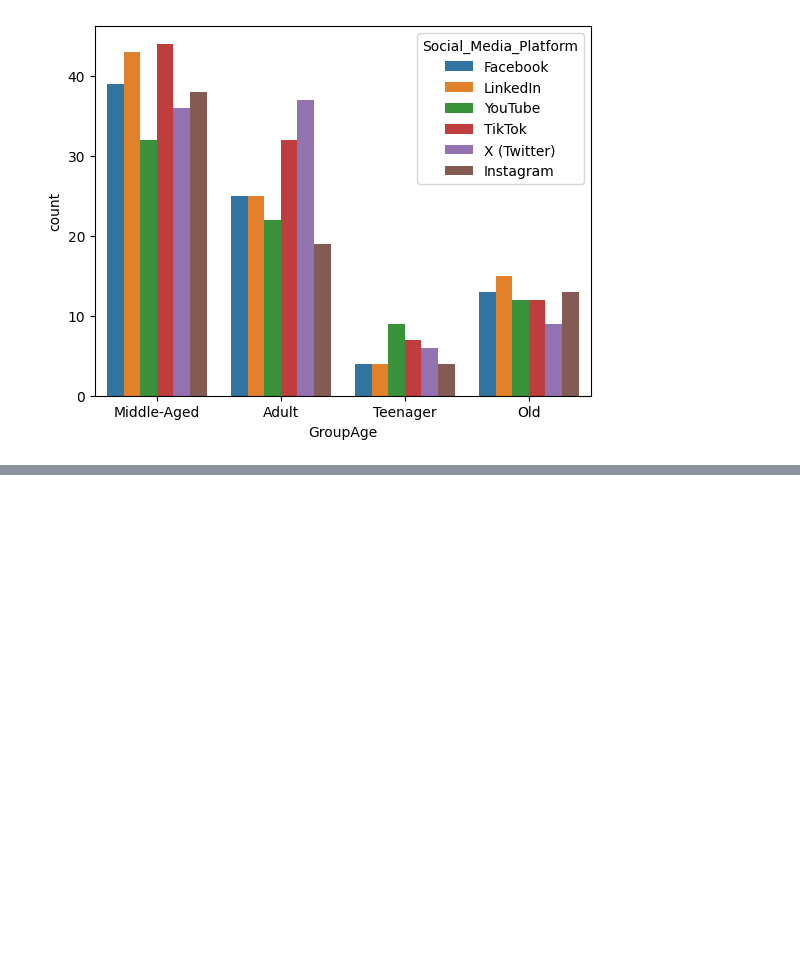
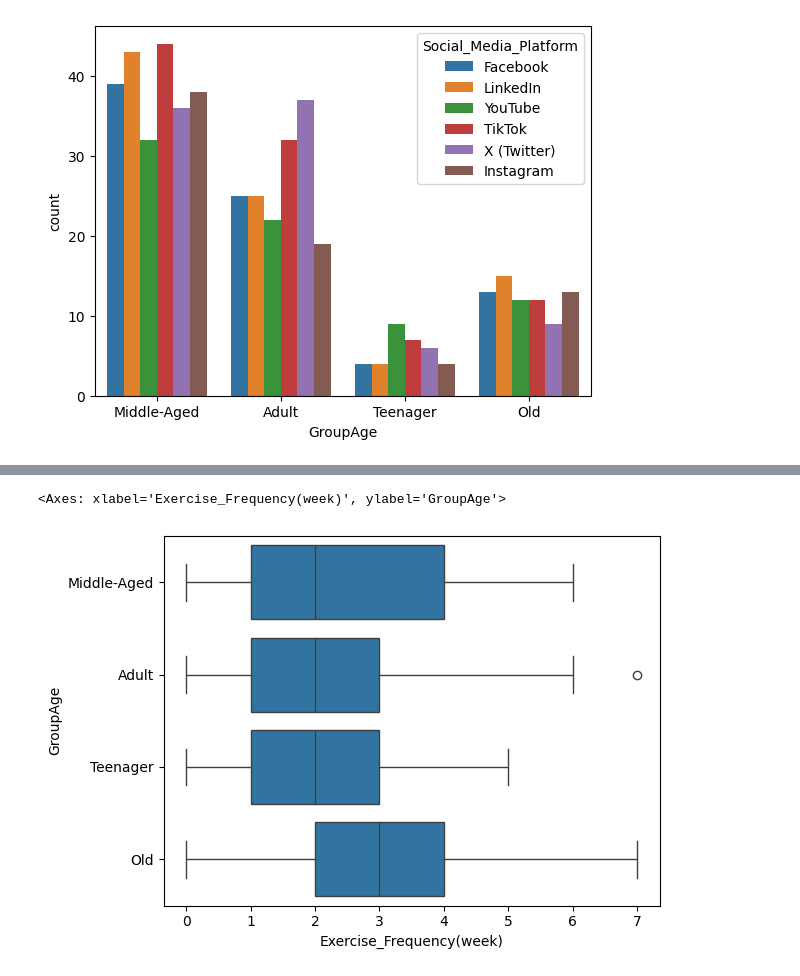
Before and after one commit to Ashmit-rai17/SocialMedia-Usage-Analysis, a Jupyter notebook: eda.ipynb, the cells around one changed output, grey strips where cells are left out. Saved outputs shown, nothing was run; the diff lists cells and outputs as text; code cells hidden in the pictures; blank space fills up the shorter version.

```diff
--- a/eda.ipynb
+++ b/eda.ipynb
@@ -190,0 +212,5 @@ sns.countplot(data=df, x="GroupAge", hue="Social_Media_Platform")
+# %%
+sns.boxplot(x = df["Exercise_Frequency(week)"] , y = df["GroupAge"])
+# %% [output]
+<Axes: xlabel='Exercise_Frequency(week)', ylabel='GroupAge'>
+[figure, added]
```
Also changed, not shown: parts of 8 cells of this notebook.
